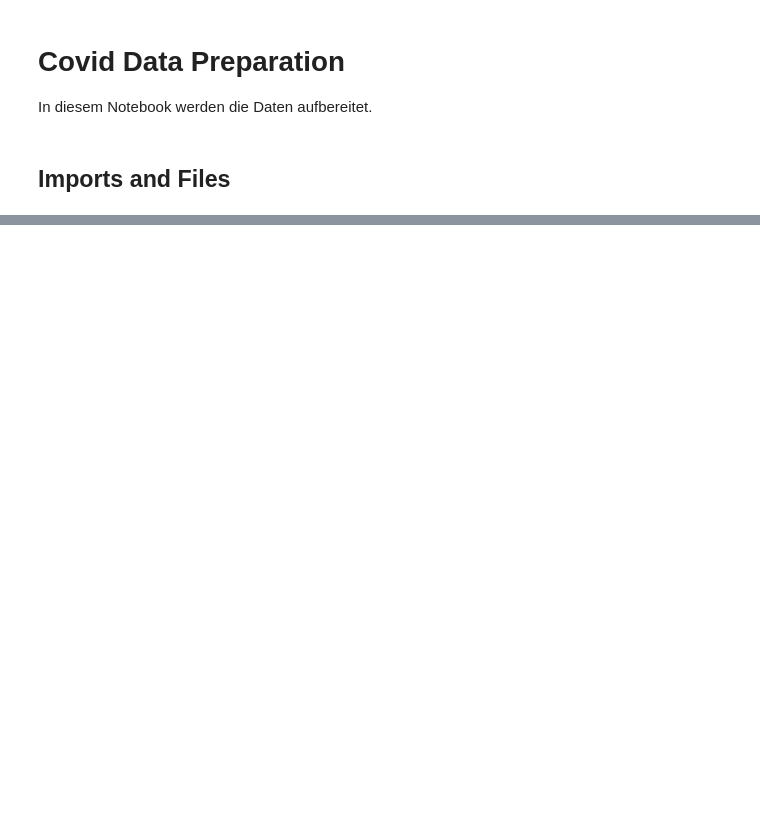
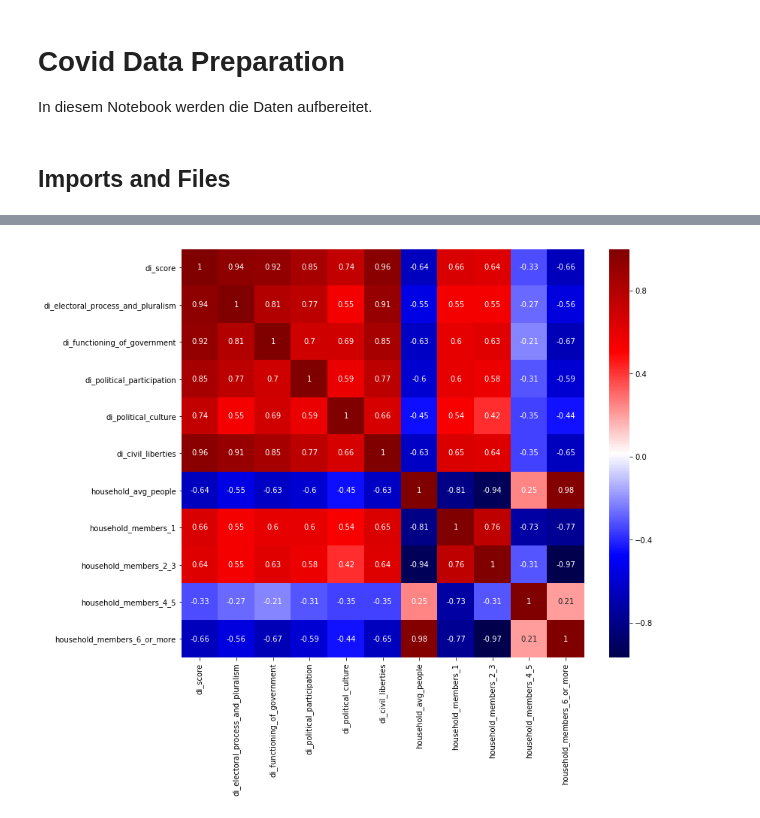
Before and after one commit to WWI17SEB/ml-covid, a Jupyter notebook: data/prepare_data.ipynb, the cells around one changed output, grey strips where cells are left out. Drawn from its saved outputs; the diff is of its cells as text; code cells hidden in the pictures; blank space fills up the shorter version.

```diff
--- a/data/prepare_data.ipynb
+++ b/data/prepare_data.ipynb
@@ -33,11 +37,12 @@ sns.heatmap(data = df.isnull(), yticklabels=False, cbar=False, cmap='viridis', a
 # %%
 # correlation and removal
 corr = df.loc[:, ['di_score', 'di_electoral_process_and_pluralism', 'di_functioning_of_government', 'di_political_participation', 'di_political_culture', 'di_civil_liberties', 'household_avg_people', 'household_members_1', 'household_members_2_3', 'household_members_4_5', 'household_members_6_or_more']].corr()
-corr.style.background_gradient(cmap='coolwarm').set_precision(2)
 
 plt.figure(figsize=(12,10))
-sns.heatmap(corr, annot=True, cmap=plt.cm.Reds)
+sns.heatmap(corr, annot=True, cmap="seismic")
 plt.show()
+# %% [output]
+[figure, added]
 # %%
 # drop di values because of correlation
 # drop household values because of correlation
```
Also changed, not shown: parts of 28 cells of this notebook, 2 other files.
